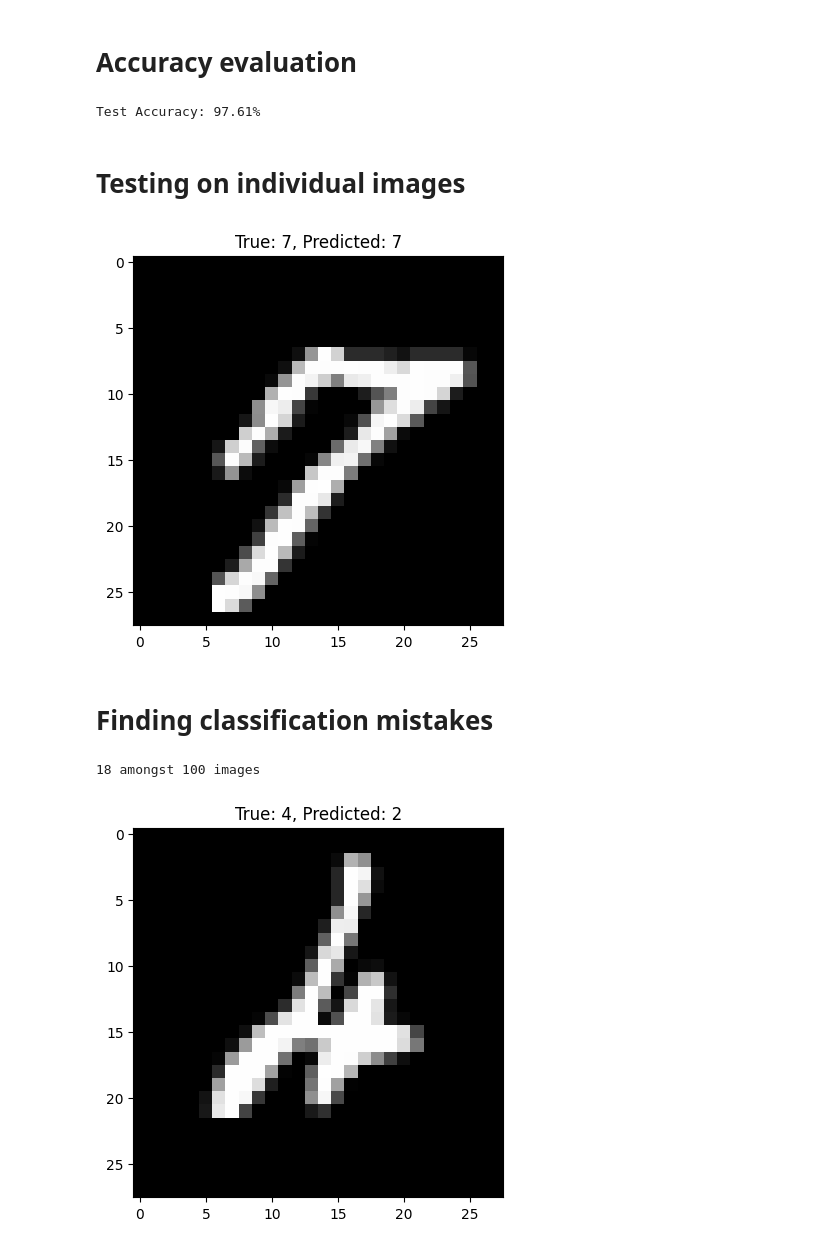
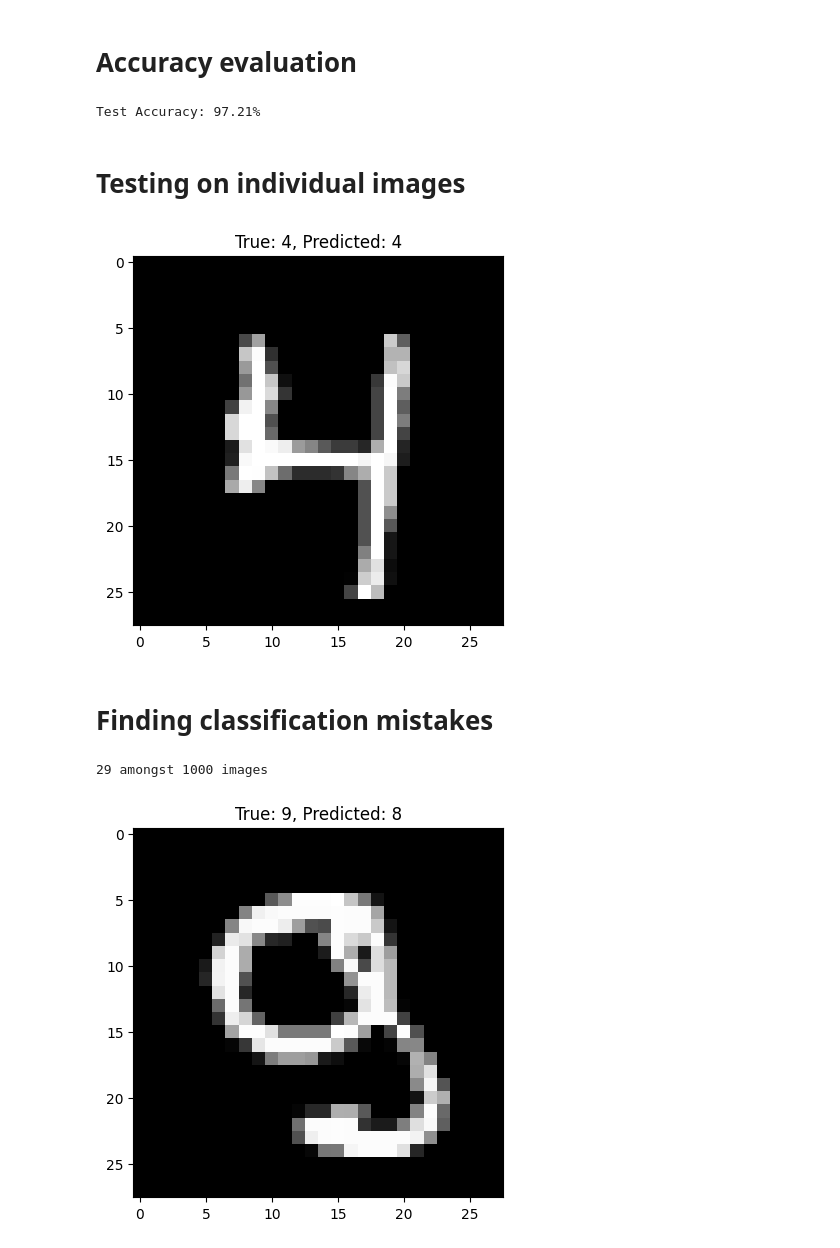
Before and after one commit to Aayam-Rimal/MNISTclassifier, a Jupyter notebook: Digitclassifier.ipynb, the cells around one changed output. Cells and saved outputs as stored; diff of their text form; code cells hidden in the pictures.

```diff
--- a/Digitclassifier.ipynb
+++ b/Digitclassifier.ipynb
@@ -31,11 +31,17 @@ Label: 5
 # %% [markdown]
 # Creating dataloaders
 # %%
-train_loader= DataLoader(train_data, batch_size=64, shuffle=True)
+train_set, val_set= random_split(train_data,[50000,10000])
+
+
+
+train_loader= DataLoader(train_set, batch_size=64, shuffle=True)
+val_loader= DataLoader(val_set,batch_size=64,shuffle=False)
 test_loader = DataLoader(test_data, batch_size=64, shuffle=False)
 
 print(f"Batches in train: {len(train_loader)}")
 print(f"Batches in test: {len(test_loader)}")
+print(f"Batches in val: {len(val_loader)}")
 
 images, labels = next(iter(train_loader))
 print(f"Batch images shape: {images.shape}")  # (64, 1, 28, 28) (batch, channel_dim, height,width )
@@ -85,6 +92,8 @@ criterion= nn.CrossEntropyLoss()
 optimizer= torch.optim.Adam(model.parameters(), lr=0.001)
 
 num_epochs= 5
+
+best_loss= float("inf")
 
 for epoch in range(num_epochs):
     model.train()
@@ -107,5 +116,19 @@ for epoch in range(num_epochs):
     print(f"Epoch [{epoch+1}/{num_epochs}] completed. Average Loss: {avg_loss}\n")
 
 
-torch.save(model.state_dict(), "final_model.pth")
+    model.eval()
+    val_running_loss= 0
+    with torch.no_grad():
+        for val_images,val_labels in val_loader:
+            val_output= model(val_images)
+            val_loss = criterion(val_output,val_labels)
+            val_running_loss += val_loss.item()
+
+        avg_val_loss= val_running_loss/len(val_loader)
+        print(f"Epoch [{epoch+1}/{num_epochs}] Average Val Loss: {avg_val_loss:.4f}\n")
+
+
+    if avg_val_loss < best_loss:
+        best_loss= avg_val_loss
+        torch.save(model.state_dict(), "final_model.pth")
 # %% [output]
@@ -129,6 +152,8 @@ Epoch [5/5] completed. Average Loss: 0.0220
 # %% [markdown]
 # Accuracy evaluation
 # %%
+model.load_state_dict(torch.load("final_model.pth"))
+
 model.eval()
 correct=0
 total=0
@@ -143,24 +168,25 @@ with torch.no_grad():
 accuracy = 100 * correct / total
 print(f"Test Accuracy: {accuracy}%")
 # %% [output]
-Test Accuracy: 97.61%
+Test Accuracy: 97.21%
 # %% [markdown]
 # Testing on individual images
 # %%
 import random
 
+model.eval()
 idx= random.randint(0, len(test_data)-1)
 image, true_label = test_data[idx]
 
 with torch.no_grad():
     output= model(image.unsqueeze(0))
     _,predicted= torch.max(output, 1)
 
 plt.imshow(image.squeeze(), cmap='gray')
 plt.title(f"True: {true_label}, Predicted: {predicted.item()}")
 plt.show()
 # %% [output]
-[figure, old version]
+[figure, new version]
 # %% [markdown]
 # Finding classification mistakes
 # %%
@@ -178,7 +204,7 @@ with torch.no_grad():
         if predicted.item() != true_label :
             mistakes.append((idx,predicted,true_label))
 
-    print(f'{len(mistakes)} amongst 100 images')
+    print(f'{len(mistakes)} amongst 1000 images')
 
 idx, predicted, true_label= mistakes[1]
 image, _ = test_data[idx]
@@ -186,5 +212,5 @@ plt.imshow(image.squeeze(), cmap='gray')
 plt.title(f"True: {true_label}, Predicted: {predicted.item()}")
 plt.show()
 # %% [output]
-18 amongst 100 images
+29 amongst 1000 images
-[figure, old version]
+[figure, new version]
```
Also changed, not shown: parts of 3 cells of this notebook.
